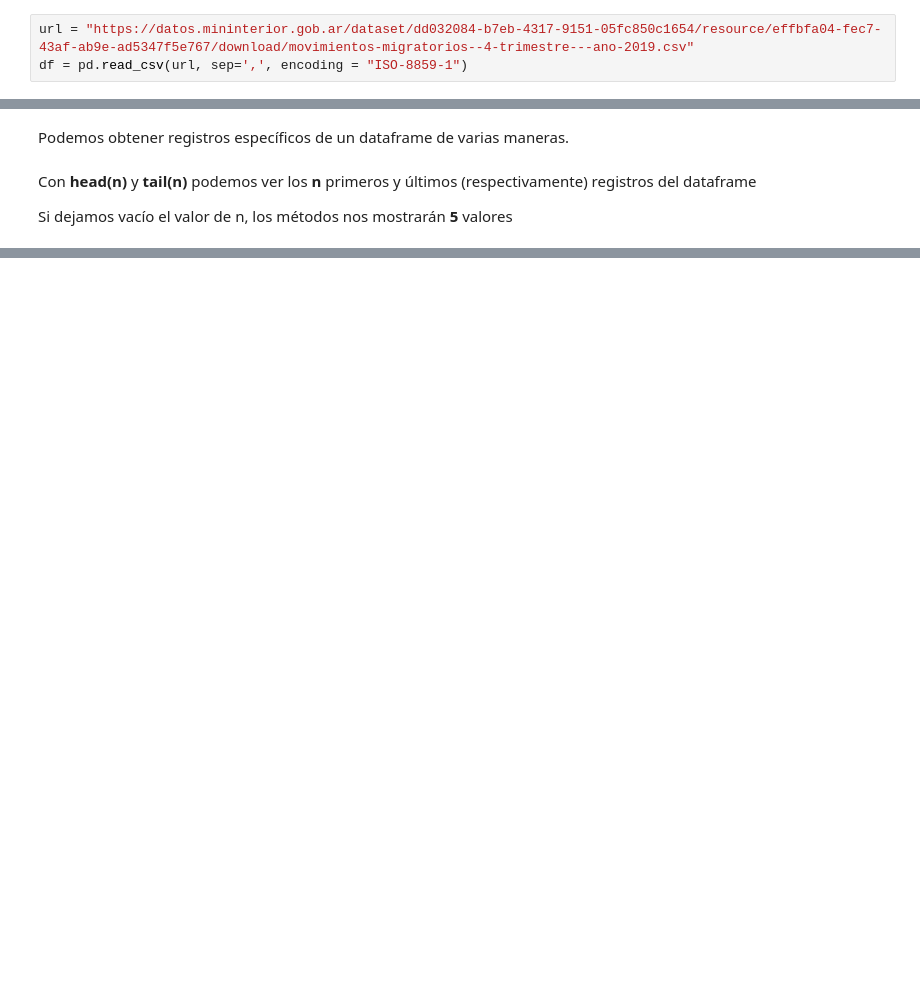
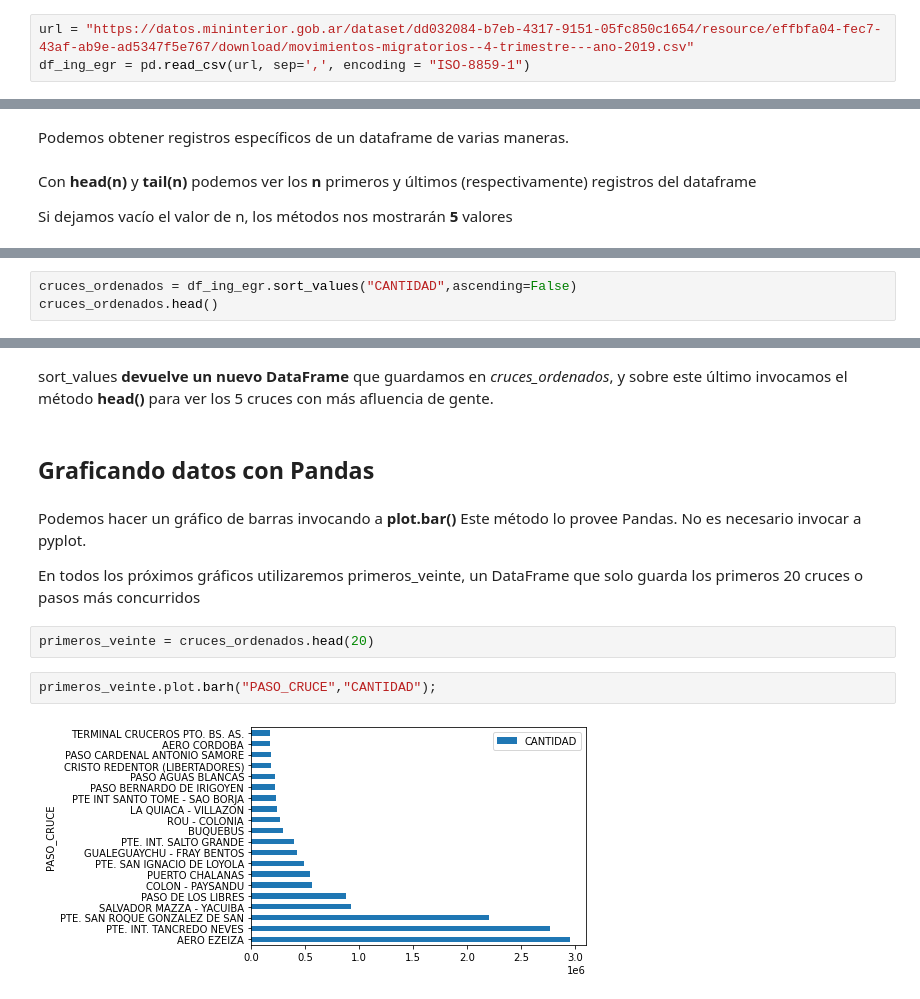
Before and after one commit to informaticaort/4to-bases-de-datos, a Jupyter notebook: DataScience Python/02_Análisis_y_Exploración_con_Pandas.ipynb, the cells around one changed output, grey strips where cells are left out. Drawn from its saved outputs; the diff is of its cells as text; blank space fills up the shorter version.

```diff
--- a/DataScience Python/02_Análisis_y_Exploración_con_Pandas.ipynb
+++ b/DataScience Python/02_Análisis_y_Exploración_con_Pandas.ipynb
@@ -31,7 +31,7 @@ El enlace que vamos a utilizar se obtiene haciendo click derecho en el botón "*
 Para importar los datos, guardamos la URL destino en una variable, y se la mandamos por parámetro a la función **read_csv** que provee Pandas
 # %%
 url = "https://datos.mininterior.gob.ar/dataset/dd032084-b7eb-4317-9151-05fc850c1654/resource/effbfa04-fec7-43af-ab9e-ad5347f5e767/download/movimientos-migratorios--4-trimestre---ano-2019.csv"
-df = pd.read_csv(url, sep=',', encoding = "ISO-8859-1")
+df_ing_egr = pd.read_csv(url, sep=',', encoding = "ISO-8859-1")
 # %% [markdown]
 En este caso, aparte de mandarle por parámetro la URL, vemos que se definió el caracter separador (una coma), y además se utilizó cierta codificación particular (ISO-8859-1). Estas dos configuraciones de lectura no son siempre necesarias, depende exclusivamente de cómo estén guardados los datos a importar.
 # %% [markdown]
@@ -119,0 +232,3 @@ df.tail(10)
+# %%
+cruces_ordenados = df_ing_egr.sort_values("CANTIDAD",ascending=False)
+cruces_ordenados.head()
@@ -119,0 +242,15 @@ df.tail(10)
+# %% [markdown]
+sort_values **devuelve un nuevo DataFrame** que guardamos en *cruces_ordenados*, y sobre este último invocamos el método **head()** para ver los 5 cruces con más afluencia de gente.
+# %% [markdown]
+## Graficando datos con Pandas
+# %% [markdown]
+Podemos hacer un gráfico de barras invocando a **plot.bar()**
+Este método lo provee Pandas. No es necesario invocar a pyplot.
+
+En todos los próximos gráficos utilizaremos primeros_veinte, un DataFrame que solo guarda los primeros 20 cruces o pasos más concurridos
+# %%
+primeros_veinte = cruces_ordenados.head(20)
+# %%
+primeros_veinte.plot.barh("PASO_CRUCE","CANTIDAD");
+# %% [output]
+[figure, added]
```
Also changed, not shown: parts of 44 cells of this notebook.
